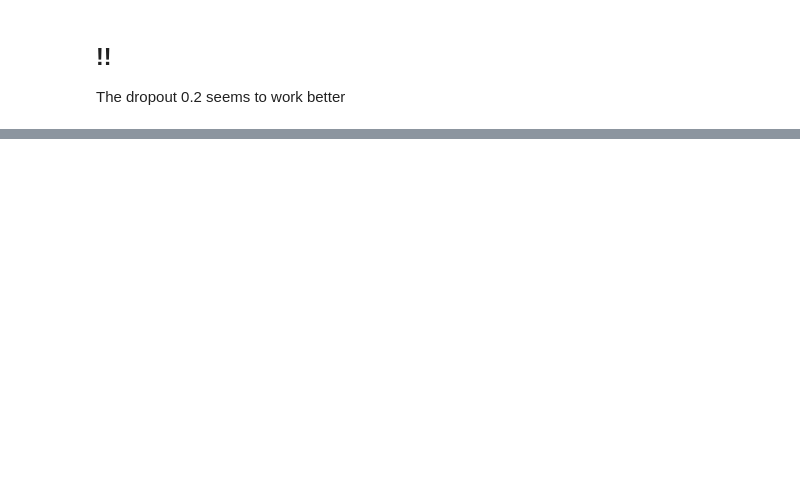
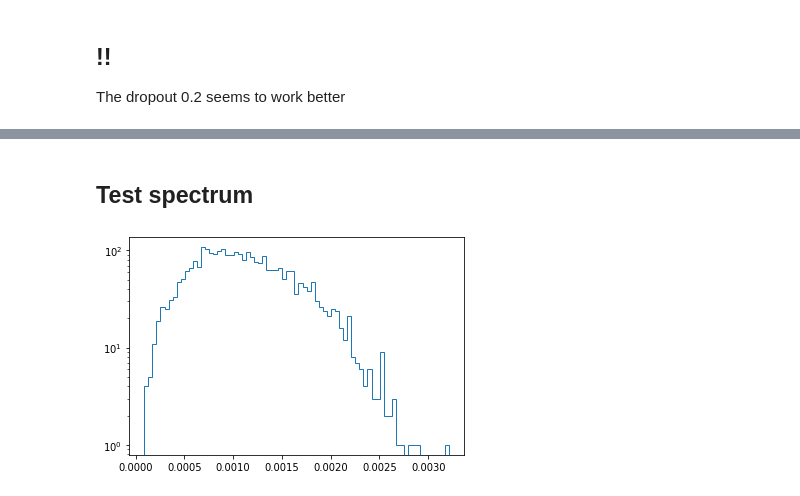
Before and after one commit to chiarabadiali/comp_scatt_ML, a Jupyter notebook: Comp_Scatt_NeuralNetwork_Regression.ipynb, the cells around one changed output, grey strips where cells are left out. Saved outputs shown, nothing was run; the diff lists cells and outputs as text; code cells hidden in the pictures; blank space fills up the shorter version.

```diff
--- a/Comp_Scatt_NeuralNetwork_Regression.ipynb
+++ b/Comp_Scatt_NeuralNetwork_Regression.ipynb
@@ -209,0 +215,2 @@ plt.show()
+# %% [markdown]
+## Test spectrum
@@ -209,0 +220,17 @@ plt.show()
+# %%
+def energy_spectrum(energy_array, bins):
+    energy_array = np.array(energy_array)
+    plt.hist(energy_array, bins, histtype=u'step')
+    plt.yscale("log")
+    plt.show()
+# %%
+final_p = []
+final_e = []
+
+for regr_pair in regr_data:
+    final_e.append(np.linalg.norm(regr_pair[10:13]))
+    final_p.append(np.linalg.norm(regr_pair[13:16]))
+# %%
+energy_spectrum(final_e, 75)
+# %% [output]
+[figure, added]
```
Also changed, not shown: parts of 16 cells of this notebook.
